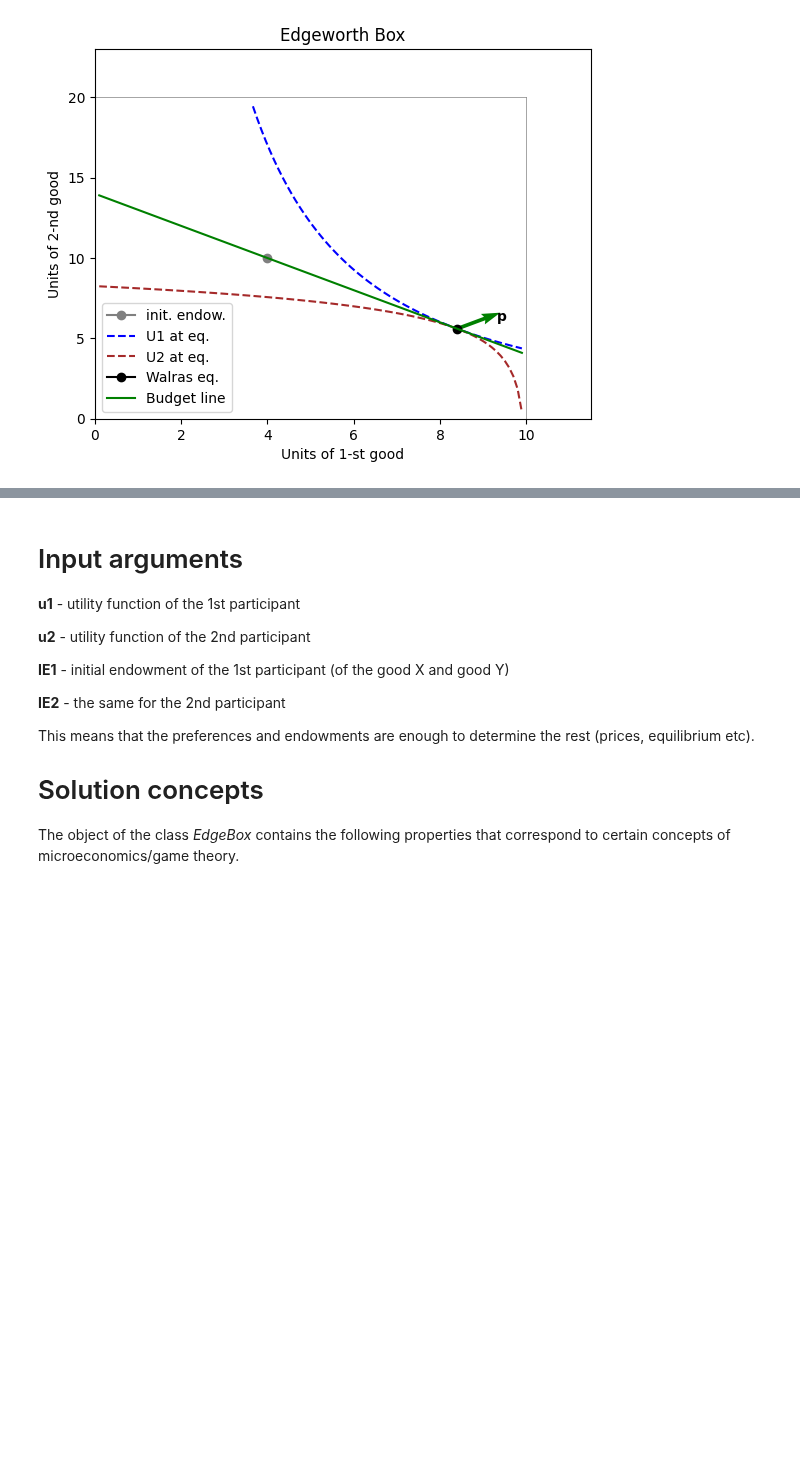
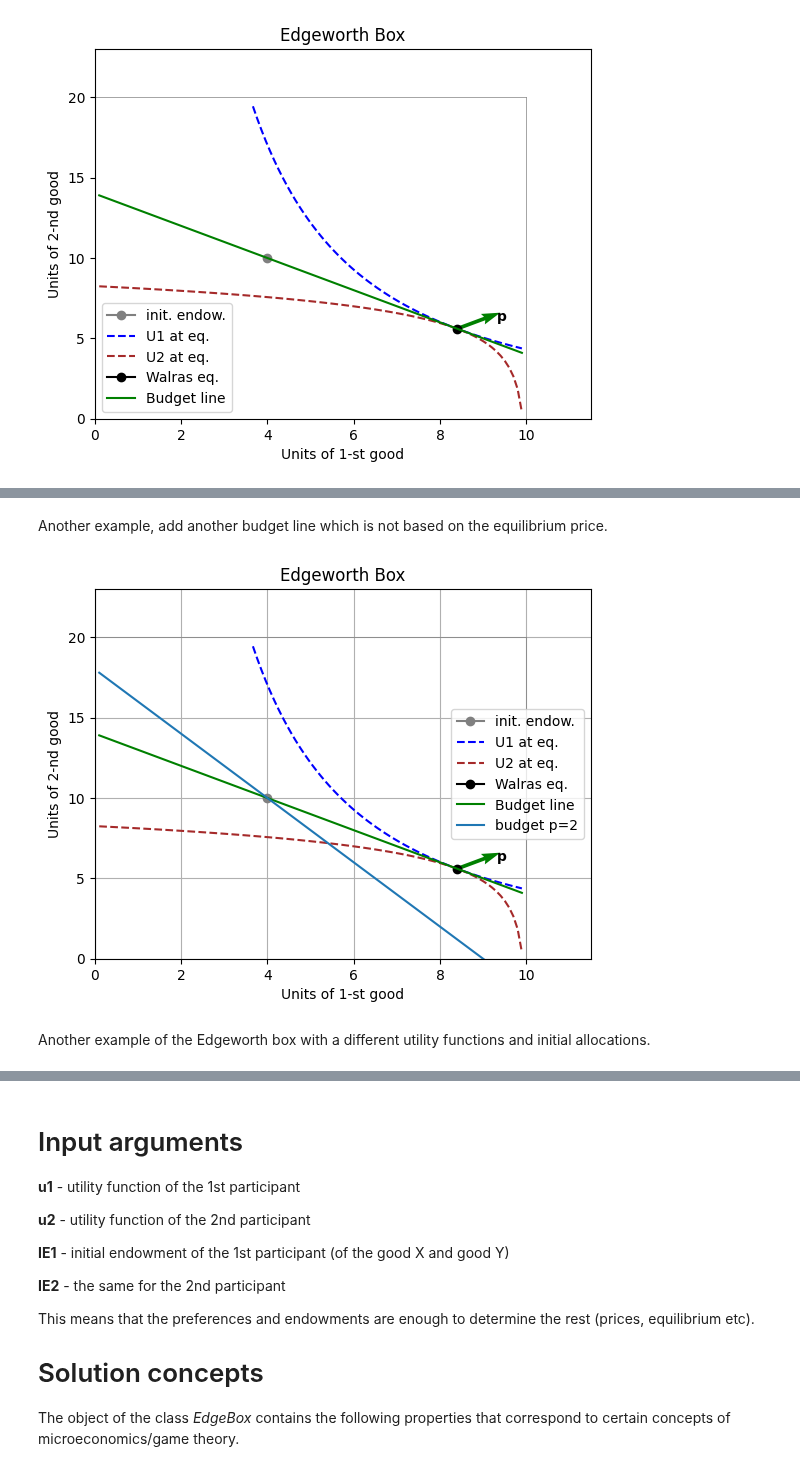
Before and after one commit to maxlit/pyEdgeworthBox, a Jupyter notebook: README.ipynb, the cells around one changed output, grey strips where cells are left out. Drawn from its saved outputs; the diff is of its cells as text; code cells hidden in the pictures; blank space fills up the shorter version.

```diff
--- a/README.ipynb
+++ b/README.ipynb
@@ -42,3 +52,17 @@ Another example:
+# %% [markdown]
+Another example, add another budget line which is not based on the equilibrium price.
+# %%
+# generate the budget constraint equation with a price p=2
+EB.calc_budget(price=2)
+# generate points for such a plot:
+EB.set_points_for_plot('budget p=2', lambda x: EB.Bp(x))
+# reset the budget constraint for the equilibrium price:
+EB.calc_budget(EB.p)
+EB.plot(graphs=['eq', 'budget', 'budget p=2'])
+# %% [output]
+[figure, added]
+# %% [markdown]
+Another example of the Edgeworth box with a different utility functions and initial allocations.
 # %%
 EB2=eb.EdgeBox(u1 =lambda x,y: x**2*y
                , u2=lambda x,y: x+y
```
Also changed, not shown: parts of 4 cells of this notebook.
